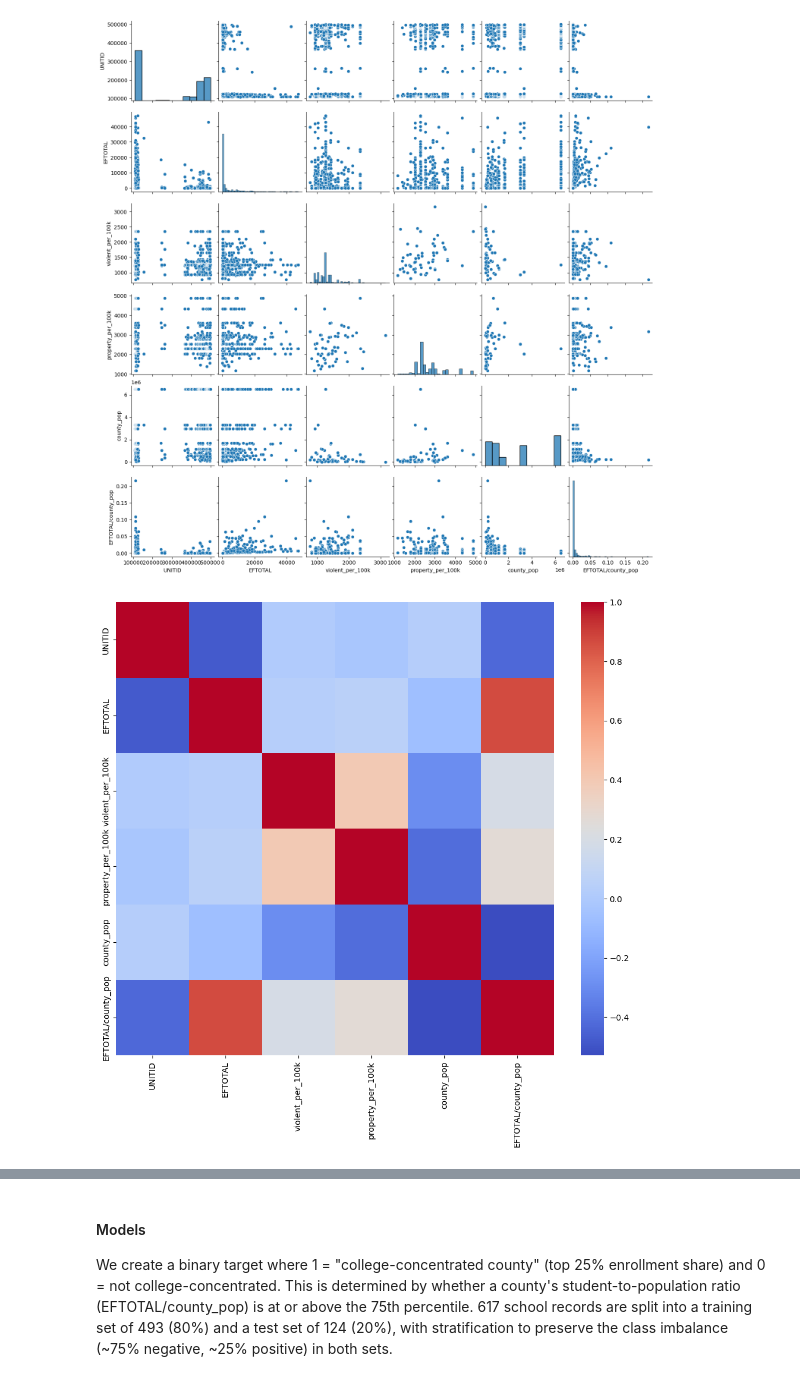
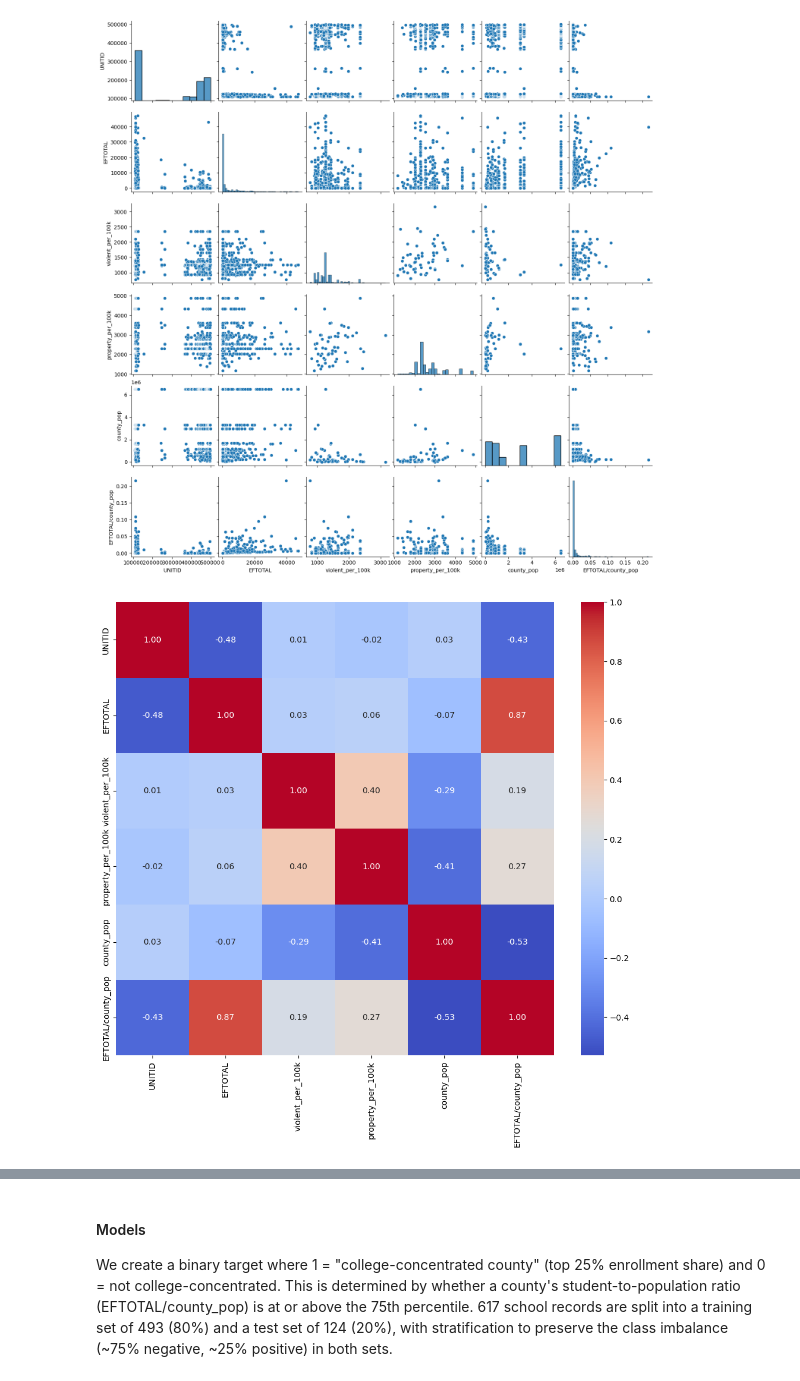
Before and after one commit to COGS108/Group045_WI26, a Jupyter notebook: 02-EDACheckpoint.ipynb, the cells around one changed output, grey strips where cells are left out. Cells and saved outputs as stored; diff of their text form; code cells hidden in the pictures.

Commit message:
added coefficeints to graph

```diff
--- a/02-EDACheckpoint.ipynb
+++ b/02-EDACheckpoint.ipynb
@@ -703,12 +700,16 @@ plt.show()
 # %%
 # correlation matrix thing
 # I will use spearmans coefficient because most data is skewed like EFTotal and EFTOTAL / POPESTIMATE2024.
 
 corr_matrix = big_school_df.select_dtypes(include='number').corr(method="spearman")
 
 plt.figure(figsize=(12, 10))
-sns.heatmap(corr_matrix, annot=False, cmap='coolwarm')
+sns.heatmap(
+   corr_matrix,
+   annot=True,
+   fmt=".2f",
+   cmap='coolwarm')
 plt.show()
 # %% [output]
-[figure, old version]
+[figure, new version]
 # %% [markdown]
```
Also changed, not shown: parts of 5 cells of this notebook, 1 other file.
